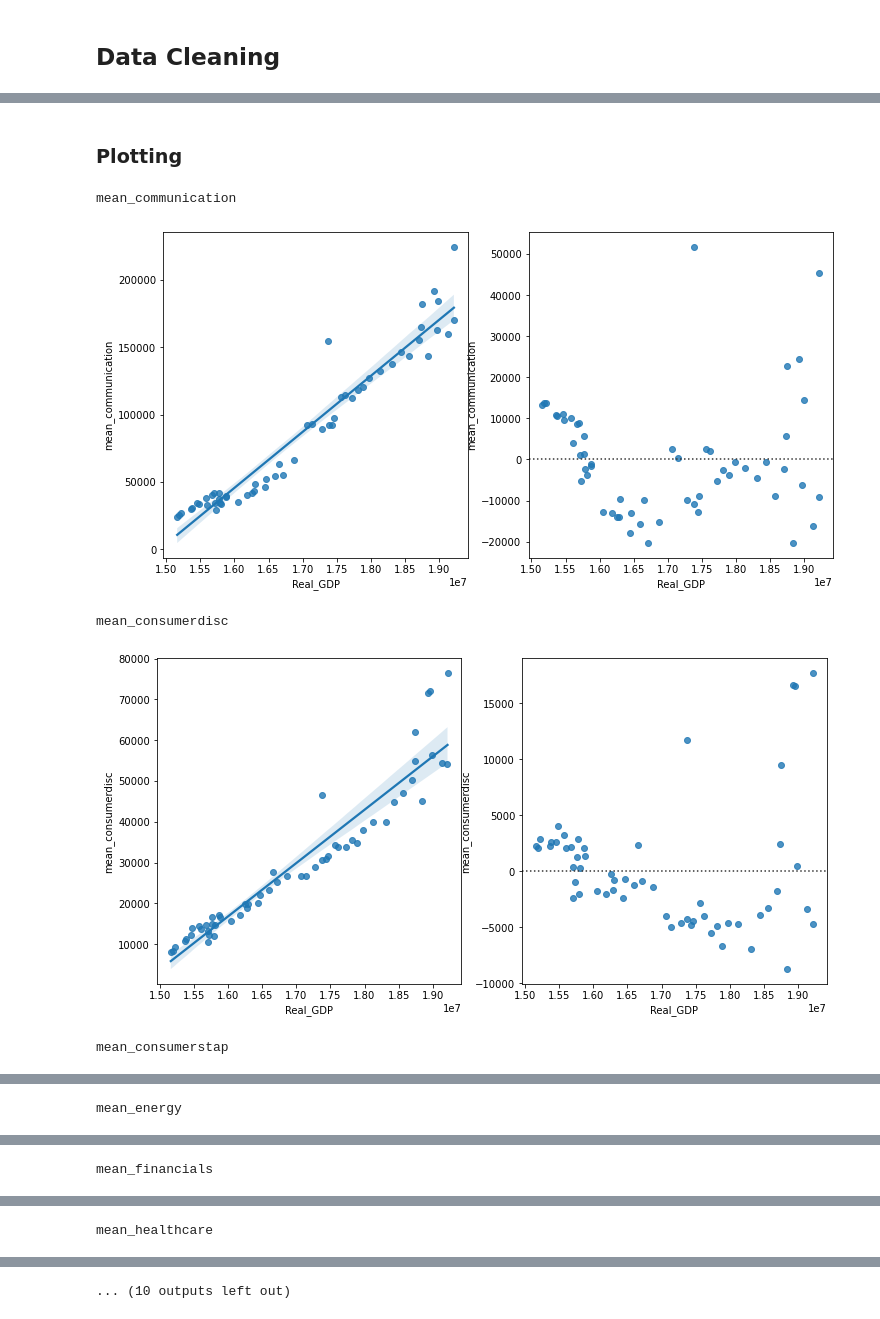
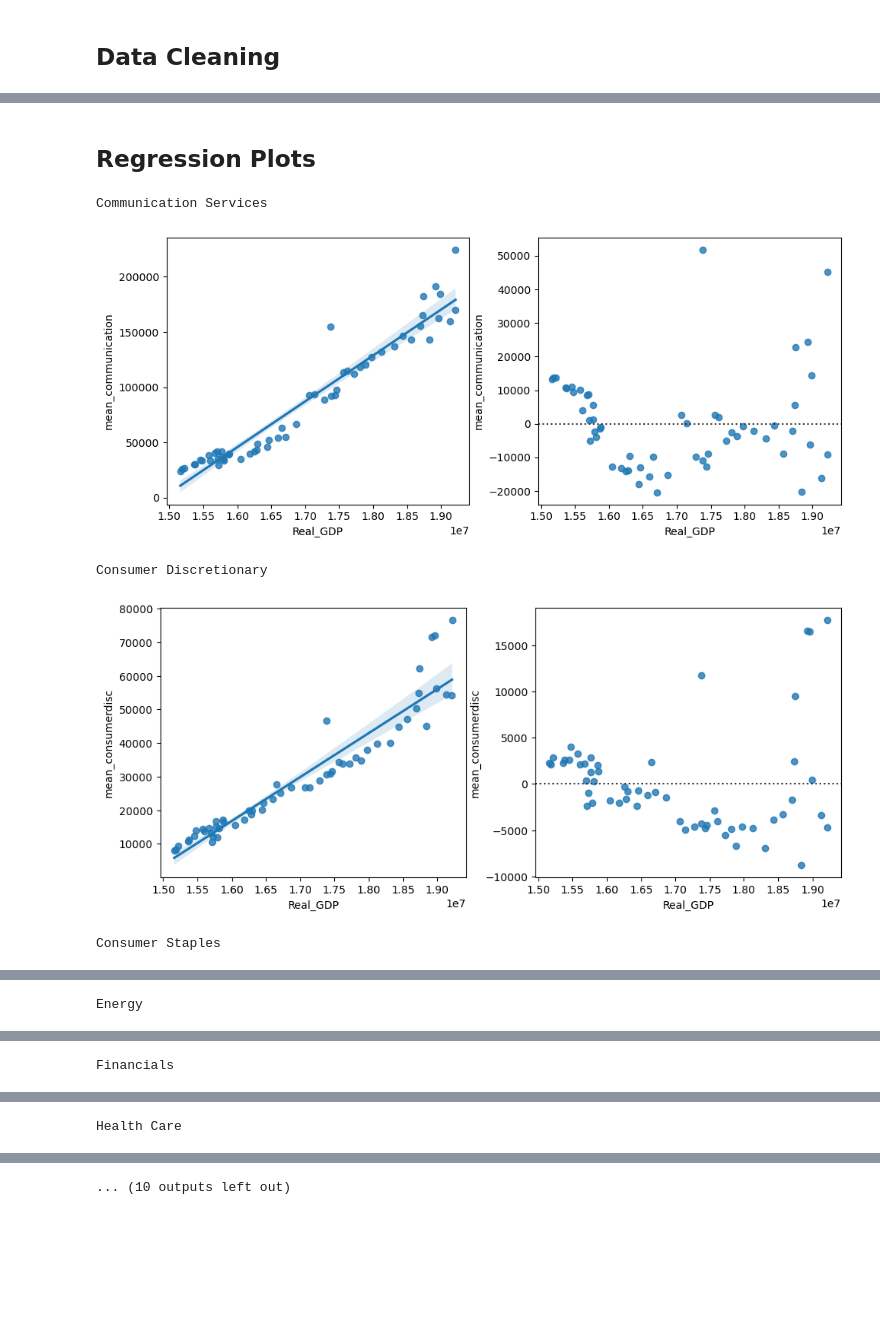
Before and after one commit to lorenvtvss/Digital_Tools_for_Finance, a Jupyter notebook: notebooks/main.ipynb, the cells around one changed output, grey strips where cells are left out. Saved outputs shown, nothing was run; the diff lists cells and outputs as text; code cells hidden in the pictures; blank space fills up the shorter version.

```diff
--- a/notebooks/main.ipynb
+++ b/notebooks/main.ipynb
@@ -414,20 +324,21 @@ Standard errors in parentheses.
 # %% [markdown]
-### Plotting
+## Regression Plots
 # %%
 # regression plot
 
 for s in range(len(sectors)):
     sector = data_factors_merged.columns[n_factors+s]
-    print(sector)
+    print(sectors[s])
 
     fig, [ax0, ax1] = plt.subplots(1,2)
-    fig.set_size_inches([12,6])
+    fig.tight_layout()
+    fig.set_size_inches([10,4])
     sns.regplot(data=data_factors_merged, x='Real_GDP', y=sector, ax=ax0)
     sns.residplot(data=data_factors_merged, x='Real_GDP', y=sector, ax=ax1)
     plt.show()
 # %% [output]
-mean_communication
+Communication Services
-[figure, old version]
+[figure, new version]
-mean_consumerdisc
+Consumer Discretionary
-[figure, old version]
+[figure, new version]
-mean_consumerstap
+Consumer Staples
@@ -435 +346 @@ mean_consumerstap
-mean_energy
+Energy
@@ -437 +348 @@ mean_energy
-mean_financials
+Financials
@@ -439 +350 @@ mean_financials
-mean_healthcare
+Health Care
```
Also changed, not shown: parts of 24 cells of this notebook, 1 other file.
